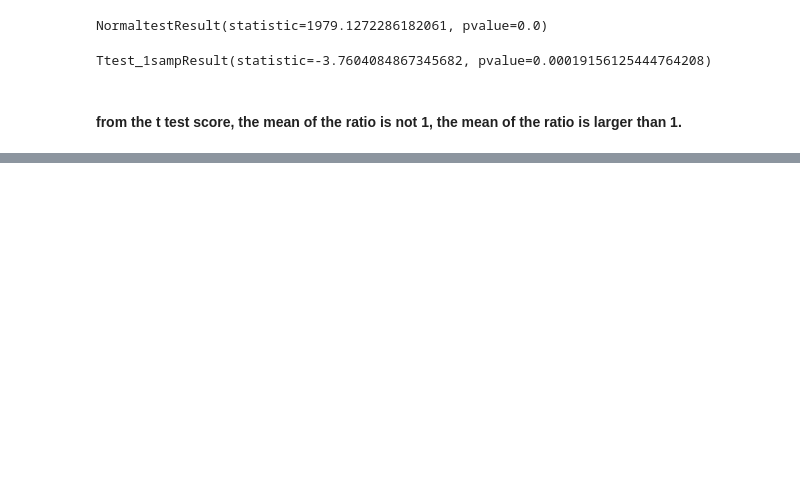
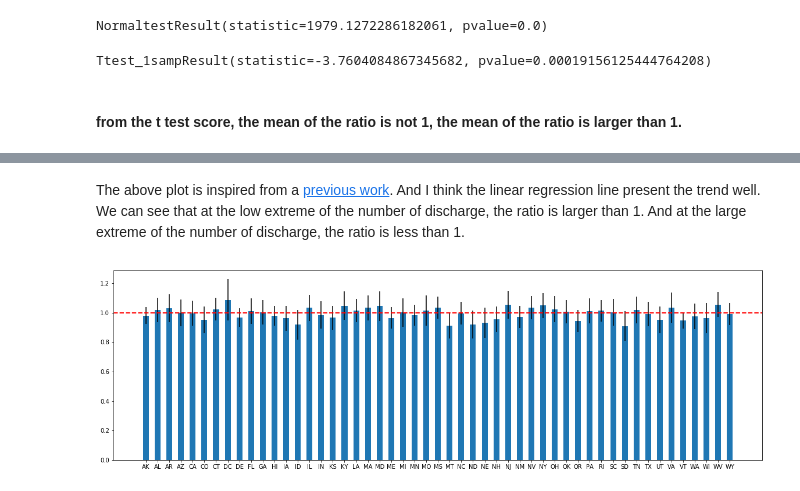
Before and after one commit to yaqiongz/Springb, a Jupyter notebook: hospital_readmit/hospital_study.ipynb, the cells around one changed output, grey strips where cells are left out. Cells and saved outputs as stored; diff of their text form; code cells hidden in the pictures; blank space fills up the shorter version.

```diff
--- a/hospital_readmit/hospital_study.ipynb
+++ b/hospital_readmit/hospital_study.ipynb
@@ -219,0 +243,20 @@ Here I found someone's work: https://github.com/kimanalytics/Hospital-Readmissio
+# %% [markdown]
+The above plot is inspired from a [previous work](https://github.com/kimanalytics/Hospital-Readmissions-Data-Analysis-and-Recommendations-for-Reductio/blob/master/Hospital%20Readmissions%20Data%20Analysis%20and%20Recommendations%20for%20Reduction.ipynb). And I think the linear regression line present the trend well. We can see that at the low extreme of the number of discharge, the ratio is larger than 1. And at the large extreme of the number of discharge, the ratio is less than 1.
+# %%
+df_mean = clean_hospital_read_df[81:-3].groupby('State')['Excess Readmission Ratio'].mean().reset_index()
+df_std = clean_hospital_read_df[81:-3].groupby('State')['Excess Readmission Ratio'].std().reset_index()
+
+y = [a for a in df_mean['Excess Readmission Ratio']]
+y_err = [b for b in df_std['Excess Readmission Ratio']]
+x = [c for c in df_mean['State']]
+
+fig,ax= plt.subplots()
+ax.bar(np.arange(len(y)), y, width=0.5, yerr=y_err)
+
+ax.set_xticks(np.arange(len(y)))
+ax.set_xticklabels(x)
+
+plt.axhline(1,color='r', linestyle='dashed',linewidth=2)
+plt.rcParams['figure.figsize']={20,6}
+# %% [output]
+[figure, added]
```
Also changed, not shown: parts of 21 cells of this notebook.
